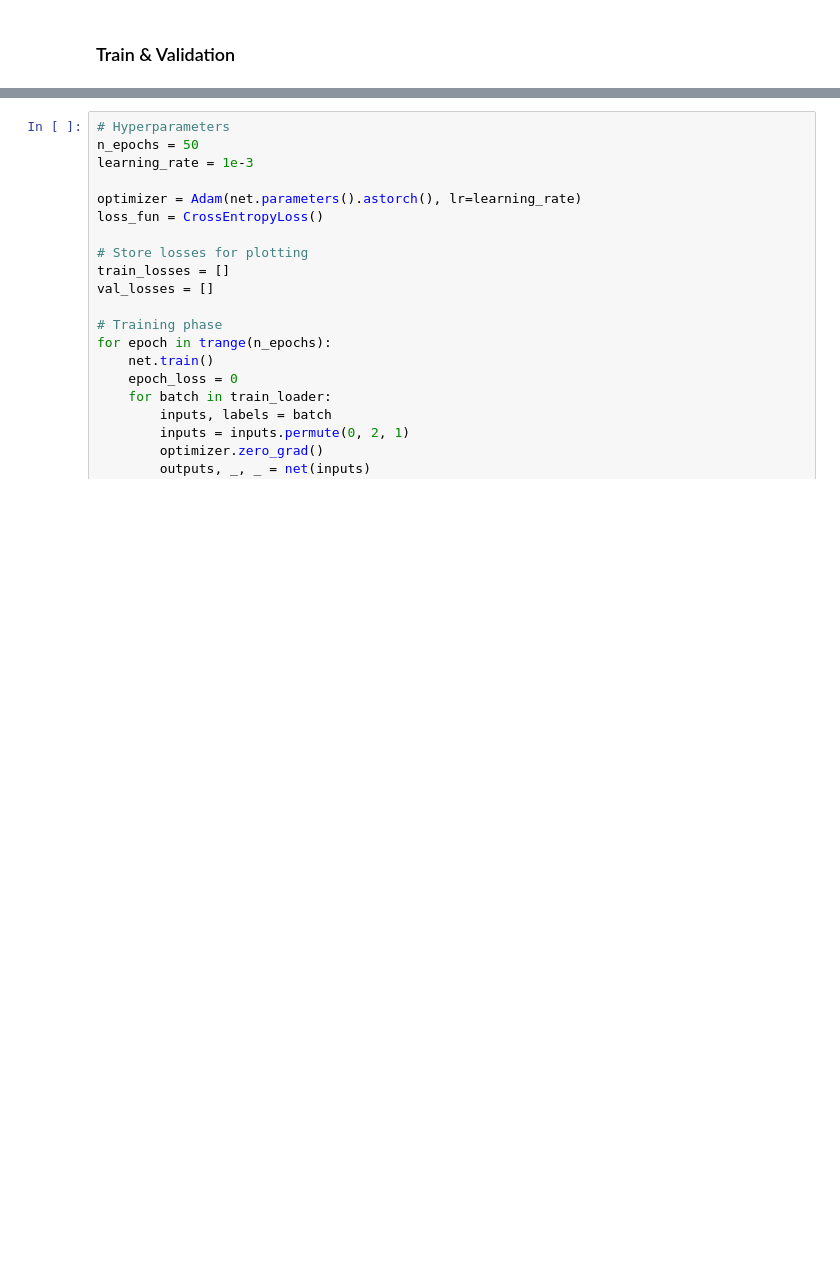
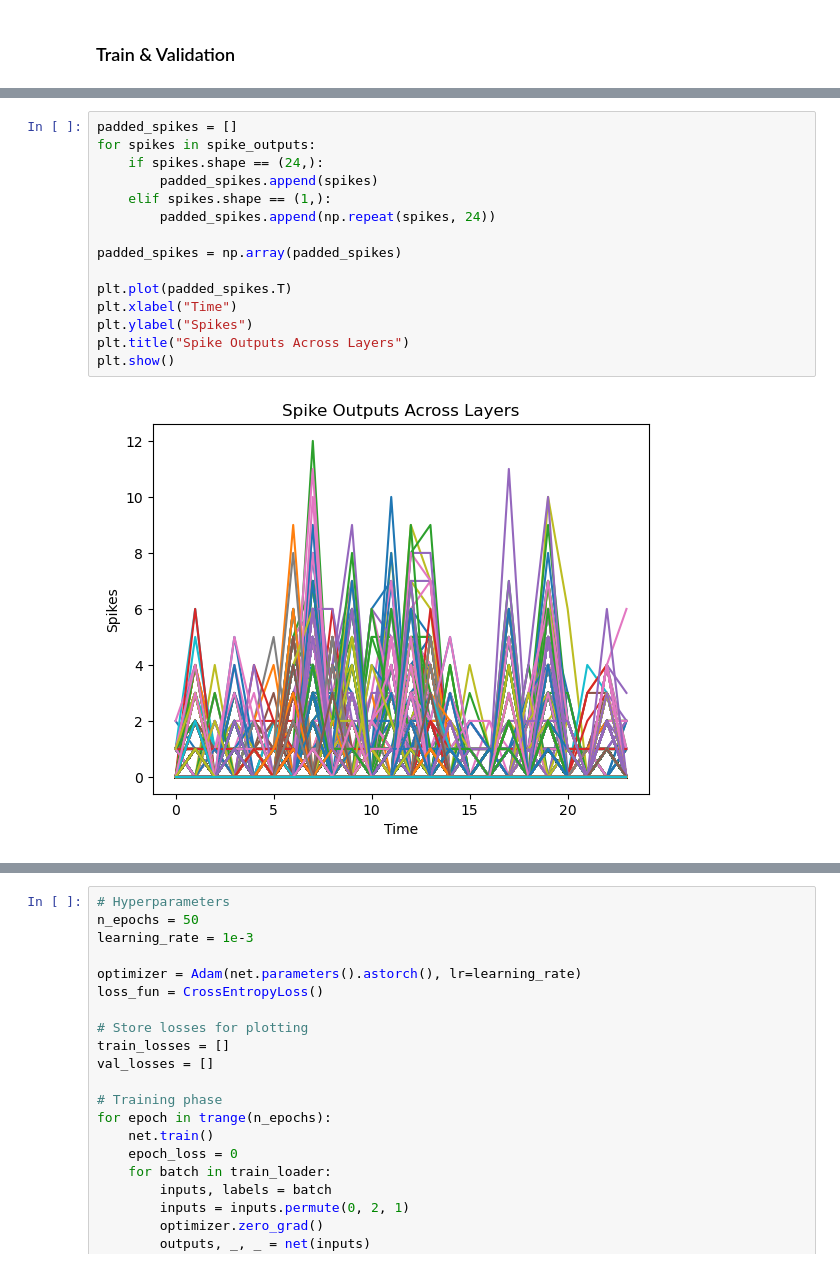
Before and after one commit to uwa-computer-science/project-12-prototype-bio-acoustic-detection-system-soundsentinel, a Jupyter notebook: data_loader_to_model_training.ipynb, the cells around one changed output, grey strips where cells are left out. Saved outputs shown, nothing was run; the diff lists cells and outputs as text; blank space fills up the shorter version.

```diff
--- a/data_loader_to_model_training.ipynb
+++ b/data_loader_to_model_training.ipynb
@@ -287,0 +369,17 @@ Epoch 12/50, Training Loss: 27.87382075471698, Validation Loss: 28.1160714285714
+# %%
+padded_spikes = []
+for spikes in spike_outputs:
+    if spikes.shape == (24,):
+        padded_spikes.append(spikes)
+    elif spikes.shape == (1,):
+        padded_spikes.append(np.repeat(spikes, 24))
+
+padded_spikes = np.array(padded_spikes)
+
+plt.plot(padded_spikes.T)
+plt.xlabel("Time")
+plt.ylabel("Spikes")
+plt.title("Spike Outputs Across Layers")
+plt.show()
+# %% [output]
+[figure, added]
```
Also changed, not shown: parts of 23 cells of this notebook.
